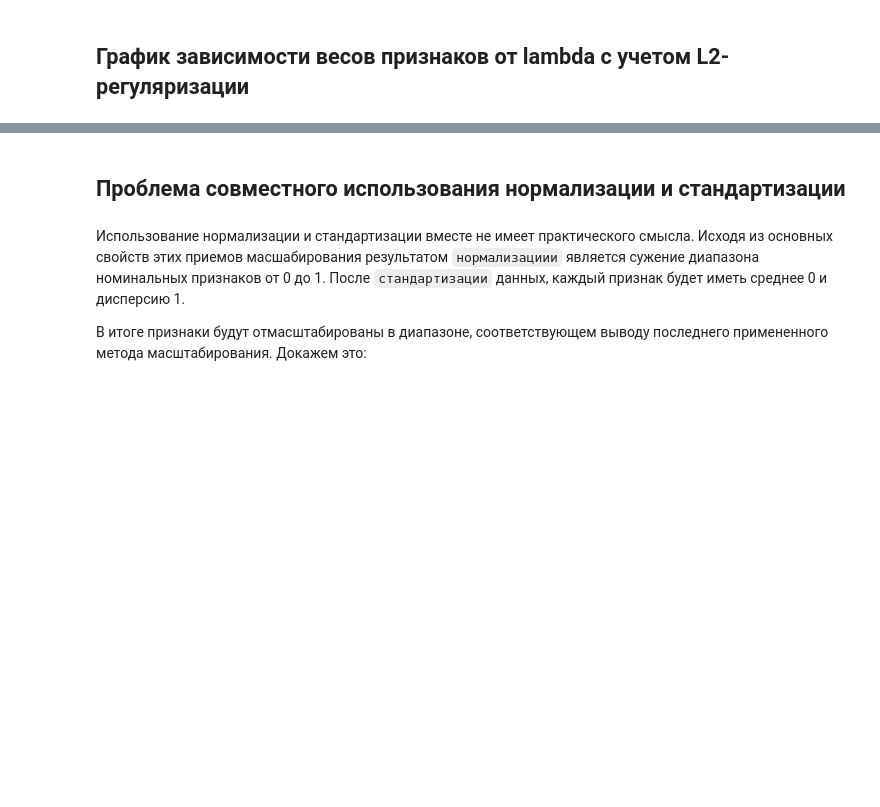
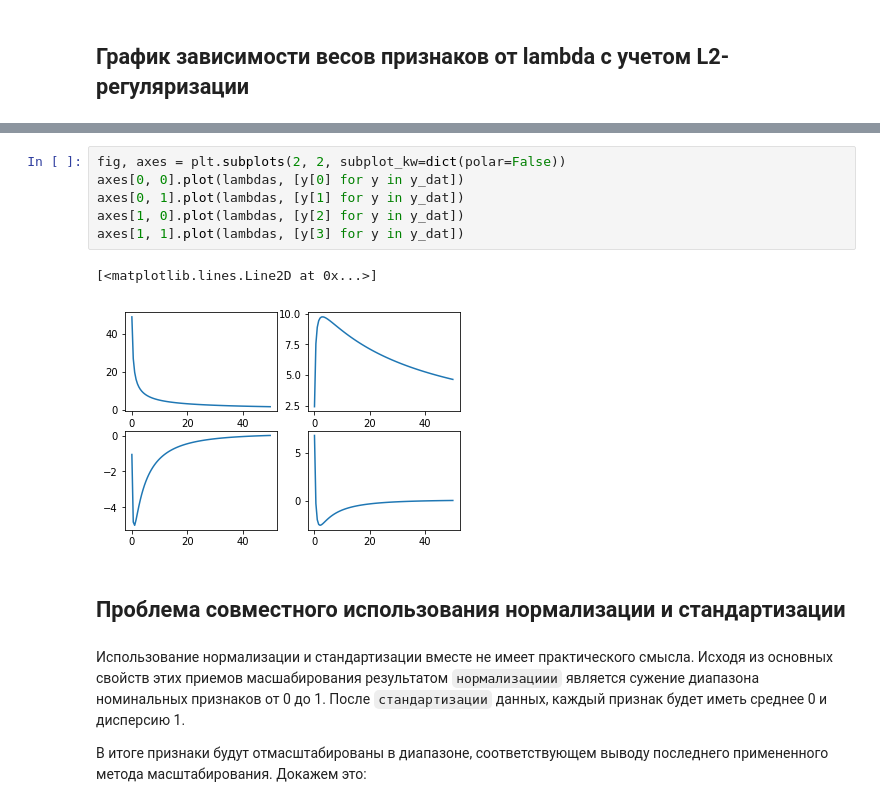
Before and after one commit to Nickel-nc/Algorithms_2, a Jupyter notebook: W2.ipynb, the cells around one changed output, grey strips where cells are left out. Drawn from its saved outputs; the diff is of its cells as text; blank space fills up the shorter version.

```diff
--- a/W2.ipynb
+++ b/W2.ipynb
@@ -168,3 +161,12 @@ plt.show()
+# %%
+fig, axes = plt.subplots(2, 2, subplot_kw=dict(polar=False))
+axes[0, 0].plot(lambdas, [y[0] for y in y_dat])
+axes[0, 1].plot(lambdas, [y[1] for y in y_dat])
+axes[1, 0].plot(lambdas, [y[2] for y in y_dat])
+axes[1, 1].plot(lambdas, [y[3] for y in y_dat])
+# %% [output]
+[<matplotlib.lines.Line2D at 0x...>]
+[figure, added]
 # %% [markdown]
 ## <left>Проблема совместного использования нормализации и стандартизации<a class="anchor" id="nstprob"></a><left>
 # %% [markdown]
```
Also changed, not shown: parts of 16 cells of this notebook.
